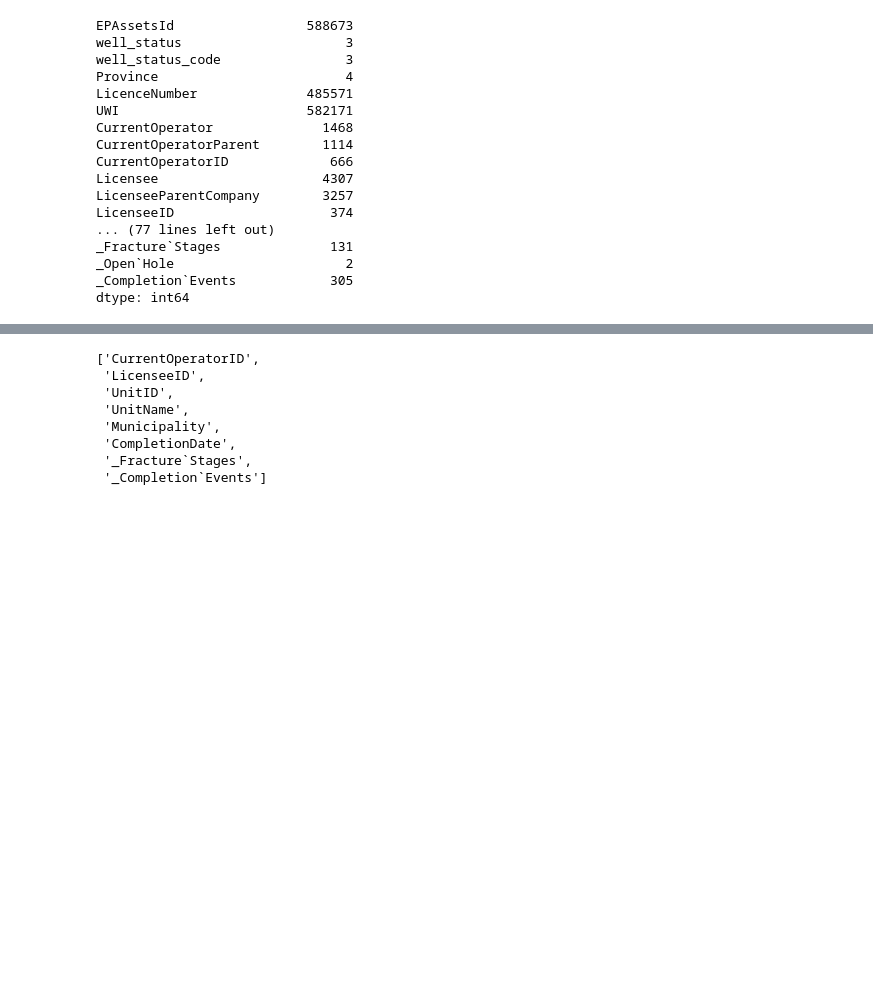
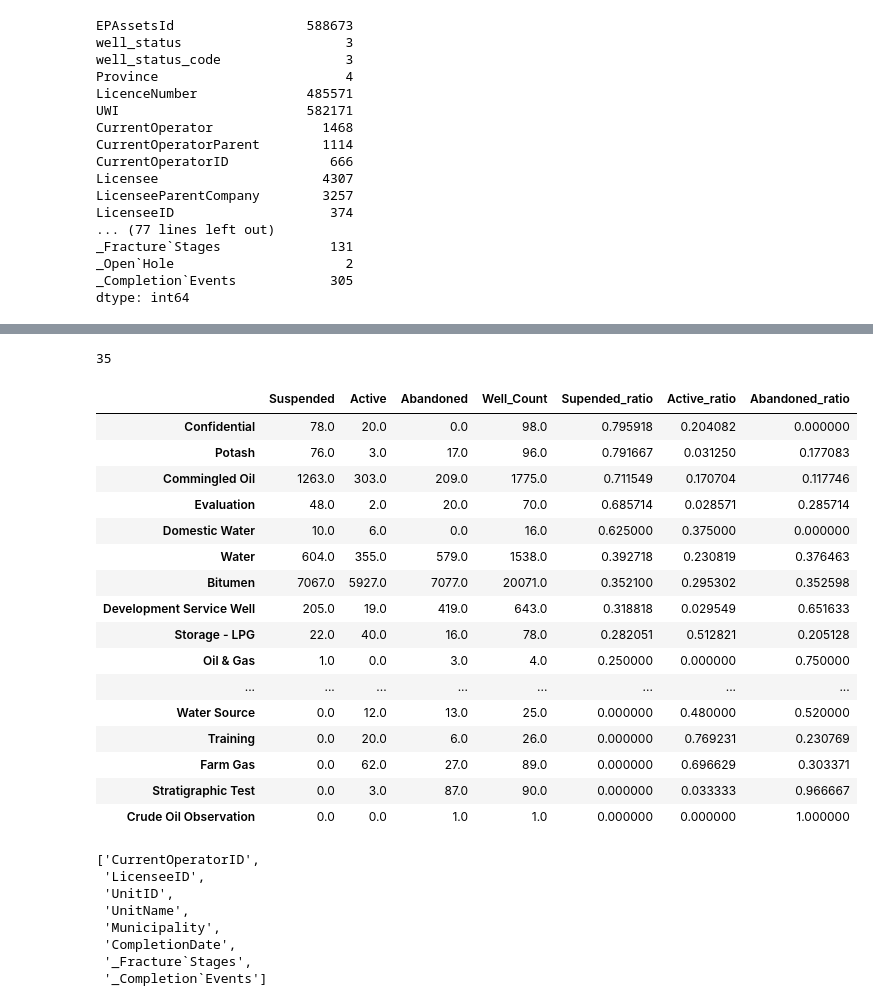
Before and after one commit to Mghane/reCLAIM-2019-Competition, a Jupyter notebook: Classification_Meisam.ipynb, the cells around one changed output, grey strips where cells are left out. Saved outputs shown, nothing was run; the diff lists cells and outputs as text; code cells hidden in the pictures; blank space fills up the shorter version.

Commit message:
Phase-2 Feature Engineering: WellTypeStandardized grouped down from 65 to 35

```diff
--- a/Classification_Meisam.ipynb
+++ b/Classification_Meisam.ipynb
@@ -196,7 +210,7 @@ corr[corr<-0.5]
 # Lets Simplify the dataset
 # %%
 pd.set_option('display.max_columns',None)
-pd.set_option('display.max_rows',300)
+pd.set_option('display.max_rows',100)
 # %%
 df_train[df_train['well_status']=='Abandoned'][df_train['SurveySystem']=='DLS']['SurveySystem'].nunique()
 # %% [output]
@@ -244,3 +453,55 @@ dtype: int64
+# %%
+Commingled = dict.fromkeys(['Commingled - Water','Commingled Injection - Water','Commingled Observation',
+                   'Commingled Disposal - Water','Commingled Bitumen'], 'Commingled')
+Disposal = dict.fromkeys(['Disposal - Gas','Disposal - Brine','Disposal - Waste','Disposal - Acid Gas',
+                          'Disposal - Water','Disposal - Salt Water','Commingled Disposal - Water','Salt Water'], 'Disposal')
+Injection = dict.fromkeys(['Injection - Unspecified','Injection - Salt Water','Injection - Gas','Injection - Solvent',
+                           'Injection - Nitrogen','Injection - Steam','Injection - Water','Injection - CO2',
+                           'Injection - Air (Combustion)','Injection - Oxygen',''], 'Injection')
+SAGD_Polymer = dict.fromkeys(['Commingled Injection - Steam','Injection - Water Alternating Gas','SAGD','Oil - Cyclical'],'SAGD_Polymer')
+#Tinys = dict.fromkeys(['Confidentia','Potash',''],'Tinys')
+Test = dict.fromkeys(['Experimental','Test Hole','Stratigraphic Test','Test', 'Training',
+                              'Evaluation','Oil Sands Evaluation'],'Test_Hole')
+
+df_train['WellTypeStandardised'] = df_train['WellTypeStandardised'].replace('Commingled - Oil','Commingled Oil').replace('Commingled - Gas','Commingled Gas').replace('Commingled Coalbed Methane','Commingled Gas').replace('Disposal - Unspecified','Unspecified').replace(Commingled).replace(Disposal).replace(SAGD_Polymer).replace(Injection)
+df_train['WellTypeStandardised'] = df_train['WellTypeStandardised'].replace('Development Service Well','Unspecified').replace('Oil & Gas','Oil').replace('Crude Oil Observation', 'Observation')
+
+df_train['WellTypeStandardised'].nunique()
+# %% [output]
+35
+# %%
+# WellTypeStandardised
+Well_status_df = pd.DataFrame([df_train[df_train['well_status']=='Suspended']['WellTypeStandardised'].value_counts(),
+                   df_train[df_train['well_status']=='Active']['WellTypeStandardised'].value_counts(),
+                   df_train[df_train['well_status']=='Abandoned']['WellTypeStandardised'].value_counts()], index = ['Suspended','Active', 'Abandoned']).transpose()
+Well_status_df.fillna(value=0,inplace=True)
+Well_status_df['Well_Count']= Well_status_df['Abandoned']+Well_status_df['Active']+Well_status_df['Suspended']
+Well_status_df.sort_values('Well_Count', inplace = True, ascending=False)
+# %%
+Well_status_df['Supended_ratio'] = Well_status_df['Suspended']/Well_status_df['Well_Count']
+Well_status_df['Active_ratio'] = Well_status_df['Active']/Well_status_df['Well_Count']
+Well_status_df['Abandoned_ratio'] = Well_status_df['Abandoned']/Well_status_df['Well_Count']
+Well_status_df.sort_values('Supended_ratio', inplace = True, ascending=False)
+# %%
+Well_status_df
+# %% [output]
+|  | Suspended | Active | Abandoned | Well_Count | Supended_ratio | Active_ratio | Abandoned_ratio |
+| Confidential | 78.0 | 20.0 | 0.0 | 98.0 | 0.795918 | 0.204082 | 0.000000 |
+| Potash | 76.0 | 3.0 | 17.0 | 96.0 | 0.791667 | 0.031250 | 0.177083 |
+| Commingled Oil | 1263.0 | 303.0 | 209.0 | 1775.0 | 0.711549 | 0.170704 | 0.117746 |
+| Evaluation | 48.0 | 2.0 | 20.0 | 70.0 | 0.685714 | 0.028571 | 0.285714 |
+| Domestic Water | 10.0 | 6.0 | 0.0 | 16.0 | 0.625000 | 0.375000 | 0.000000 |
+| Water | 604.0 | 355.0 | 579.0 | 1538.0 | 0.392718 | 0.230819 | 0.376463 |
+| Bitumen | 7067.0 | 5927.0 | 7077.0 | 20071.0 | 0.352100 | 0.295302 | 0.352598 |
+| Development Service Well | 205.0 | 19.0 | 419.0 | 643.0 | 0.318818 | 0.029549 | 0.651633 |
+| Storage - LPG | 22.0 | 40.0 | 16.0 | 78.0 | 0.282051 | 0.512821 | 0.205128 |
+| Oil & Gas | 1.0 | 0.0 | 3.0 | 4.0 | 0.250000 | 0.000000 | 0.750000 |
+| ... | ... | ... | ... | ... | ... | ... | ... |
+| Water Source | 0.0 | 12.0 | 13.0 | 25.0 | 0.000000 | 0.480000 | 0.520000 |
+| Training | 0.0 | 20.0 | 6.0 | 26.0 | 0.000000 | 0.769231 | 0.230769 |
+| Farm Gas | 0.0 | 62.0 | 27.0 | 89.0 | 0.000000 | 0.696629 | 0.303371 |
+| Stratigraphic Test | 0.0 | 3.0 | 87.0 | 90.0 | 0.000000 | 0.033333 | 0.966667 |
+| Crude Oil Observation | 0.0 | 0.0 | 1.0 | 1.0 | 0.000000 | 0.000000 | 1.000000 |
 # %%
 # List of columns with too many null values: must be dropped
 null_cols_to_drop = list(df_train.isnull().sum()[df_train.isnull().sum()>450000].index)
```
Also changed, not shown: parts of 14 cells of this notebook.
